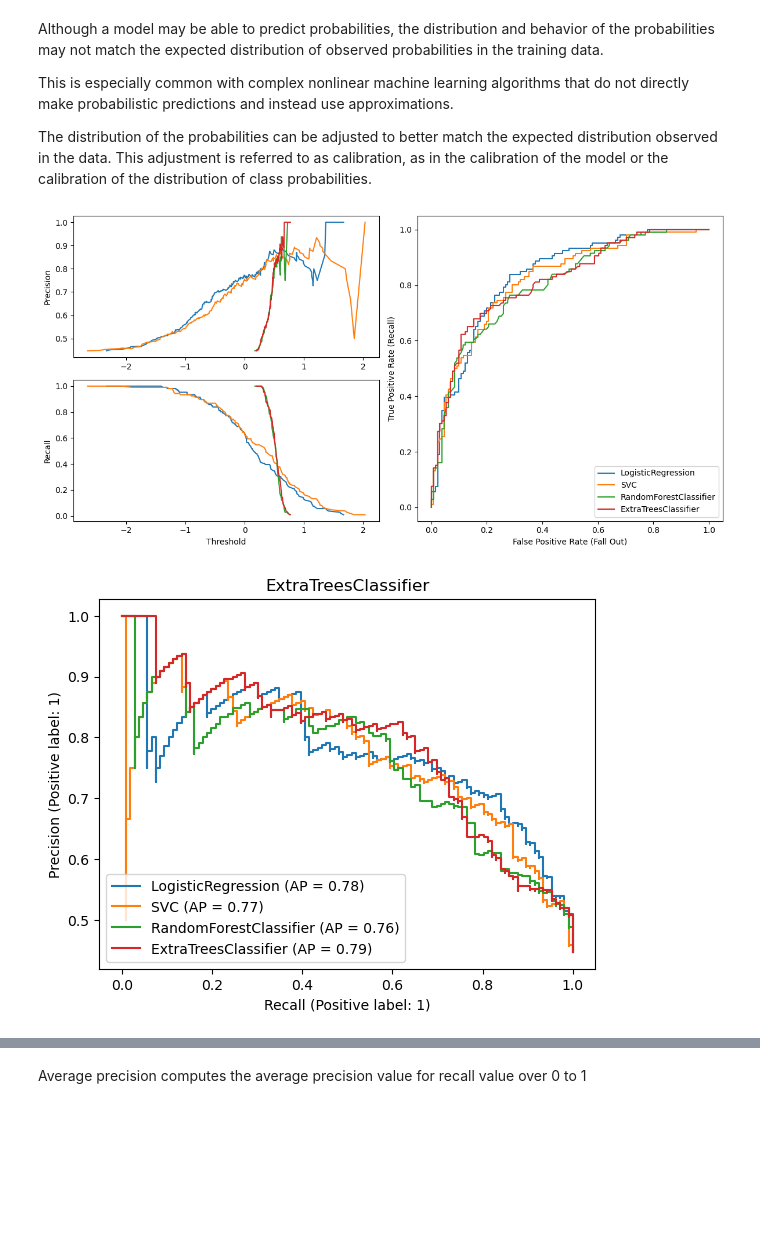
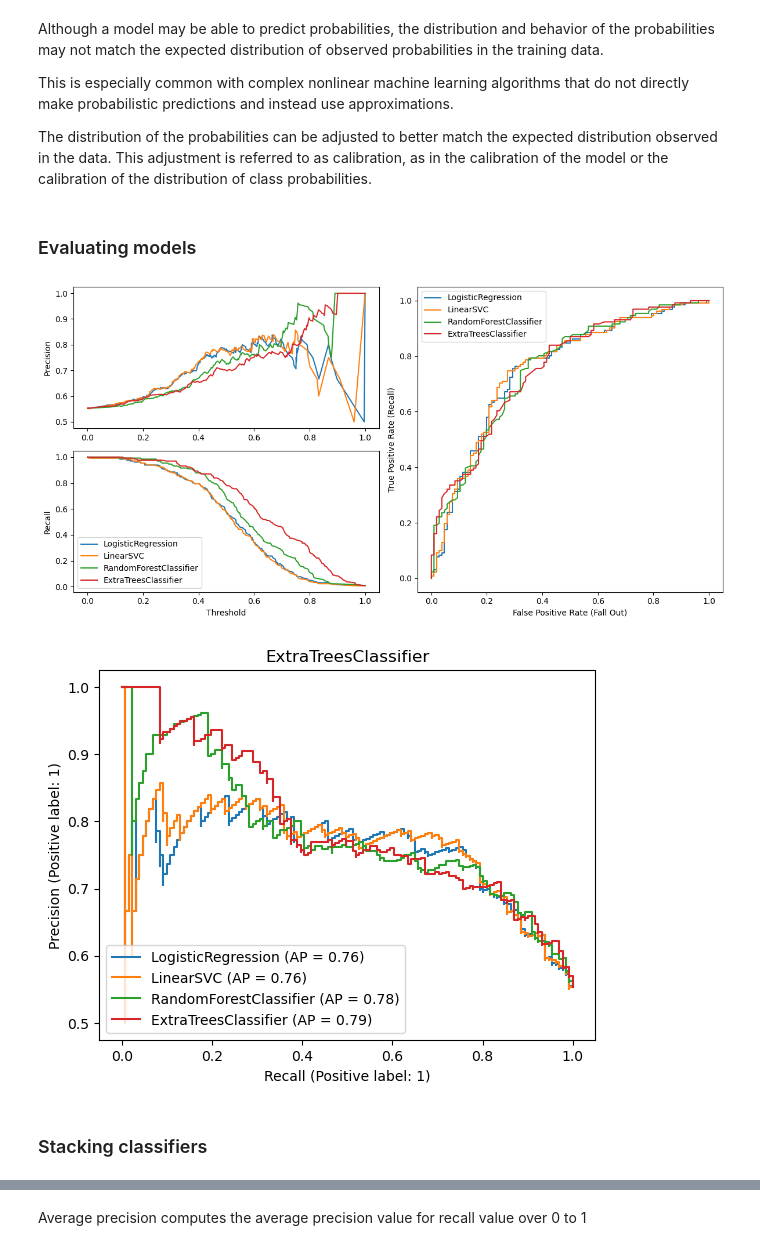
Before and after one commit to NinaCilliers/breast_cancer, a Jupyter notebook: breast_cancer.ipynb, the cells around one changed output, grey strips where cells are left out. Saved outputs shown, nothing was run; the diff lists cells and outputs as text; code cells hidden in the pictures; blank space fills up the shorter version.

```diff
--- a/breast_cancer.ipynb
+++ b/breast_cancer.ipynb
@@ -115,3 +127,8 @@ for col in df.columns:
     if 'mut' in col:
         if sum(df[col]) < 30:
             del df[col]
+# %%
+#switching 0 and 1 so that 1 predicts death and 0 predicts survival
+df['overall_survival']=np.where(df['overall_survival']==0,1,0)
+#checking
+df[['overall_survival','death_from_cancer']].head()
@@ -356,17 +383,14 @@ X_test, y_test = test_set.drop(columns=['overall_survival']), test_set['overall_
 # %%
-from sklearn.linear_model import LogisticRegression
-from sklearn.svm import SVC, LinearSVC
-from sklearn.ensemble import RandomForestClassifier, ExtraTreesClassifier
-from sklearn.metrics import accuracy_score, precision_score,f1_score, roc_auc_score, recall_score
+
 
 #selecting models
-log_mod = LogisticRegression(max_iter=10000,random_state=10).fit(X_train, y_train)
-lasso_mod = LogisticRegression(max_iter=1000,penalty='l1',C=.05,solver='saga',random_state=10).fit(X_train, y_train)
-elastic_mod = LogisticRegression(max_iter=10000,C=.01,penalty='elasticnet',l1_ratio=0.2,solver='saga', random_state=10).fit(X_train, y_train)
+log_mod = LogisticRegression(max_iter=10000,random_state=10, C=0.01).fit(X_train, y_train)
+lasso_mod = LogisticRegression(max_iter=1000,penalty='l1',C=.15,solver='saga',random_state=10).fit(X_train, y_train)
+elastic_mod = LogisticRegression(max_iter=10000,C=.2,penalty='elasticnet',l1_ratio=0.2,solver='saga', random_state=10).fit(X_train, y_train)
 svm_mod = LinearSVC(random_state=10,max_iter=10000, C=.001).fit(X_train, y_train)
 svm_kernel = SVC(kernel='sigmoid', random_state=10, max_iter=10000, gamma='scale').fit(X_train, y_train)
 rf = RandomForestClassifier(n_estimators=700,random_state=10, ).fit(X_train,y_train)
-et = ExtraTreesClassifier(n_estimators=2600, random_state=10).fit(X_train, y_train)
+et = ExtraTreesClassifier(n_estimators=700, random_state=10).fit(X_train, y_train)
 
 models = [log_mod,lasso_mod,elastic_mod,svm_mod,svm_kernel, rf, et]
 #models = [elastic_mod, svm_kernel, rf, et]
@@ -381,11 +405,11 @@ roc_auc = []
 
 for model in models:
     y_predict = model.predict(X_test)
-    accuracy.append(accuracy_score(y_predict,y_test))
-    precision.append(precision_score(y_predict, y_test))
-    f1.append(f1_score(y_predict, y_test))
-    roc_auc.append(roc_auc_score(y_predict, y_test))
-    recall.append(recall_score(y_predict, y_test))
+    accuracy.append(accuracy_score(y_test, y_predict))
+    precision.append(precision_score(y_test, y_predict))
+    f1.append(f1_score(y_test, y_predict))
+    roc_auc.append(roc_auc_score(y_test, y_predict))
+    recall.append(recall_score(y_test, y_predict))
 
 scores = pd.DataFrame([accuracy, precision, recall, f1, roc_auc],columns=model_names,index=['accuracy','precision','recall','f1','roc_auc']).T
 # %%
@@ -451,6 +471,7 @@ select_scores
 # %%
 from operator import itemgetter
 
-selected_models = itemgetter(2,4,5,6)(models)
+selected_models = itemgetter(0,3,5,6)(models)
+print('Selected model details:')
 selected_models
 # %% [output]
@@ -472,50 +493,48 @@ Although a model may be able to predict probabilities, the distribution and beha
 This is especially common with complex nonlinear machine learning algorithms that do not directly make probabilistic predictions and instead use approximations.
 
 The distribution of the probabilities can be adjusted to better match the expected distribution observed in the data. This adjustment is referred to as calibration, as in the calibration of the model or the calibration of the distribution of class probabilities.
+# %% [markdown]
+### Evaluating models
 # %%
-from sklearn.metrics import roc_curve
-from sklearn.model_selection import cross_val_predict
-from sklearn.metrics import precision_recall_curve
-from sklearn.calibration import CalibratedClassifierCV
-
-fig = plt.figure(figsize=(12,6))
+ fig = plt.figure(figsize=(12,6))
 for model in selected_models:
     #getting scores
     try:
-       y_scores = model.decision_function(X_test)
+      y_scores = model.decision_function(X_test)
     except:
-       y_scores = model.predict_proba(X_test)[:,1]
+      y_scores = model.predict_proba(X_test)[:,1]
 
     #cal_mod = CalibratedClassifierCV(model,cv='prefit')
     #cal_mod.fit(X_train, y_train)
     #y_scores = cal_mod.predict_proba(X_test)[:,1] #https://scikit-learn.org/stable/modules/calibration.html
 
     #calculating precision, recall, false positive rate, true positive rate, and normalizing thresholds
     fpr,tpr,thresholds=roc_curve(y_test, y_scores)
     precisions, recalls, thresholds = precision_recall_curve(y_test, y_scores)
-    #thresholds = (thresholds-min(thresholds))/(max(thresholds)-min(thresholds)) #rescale all thresholds
+    thresholds = (thresholds-min(thresholds))/(max(thresholds)-min(thresholds)) #rescale all thresholds
 
     #plotitng precision
     plt.subplot(2,2,1)
     plt.plot(thresholds, precisions[:-1],label=type(model).__name__)
     plt.ylabel('Precision')
 
     #plotting recall
     plt.subplot(2,2,3)
     plt.plot(thresholds, recalls[:-1],label=type(model).__name__)
     plt.ylabel("Recall")
     plt.xlabel("Threshold")
+    plt.legend()
 
     #plotting ROC
     plt.subplot(1,2,2)
     plt.plot(fpr,tpr,label=type(model).__name__)
     plt.xlabel('False Positive Rate (Fall Out)')
     plt.ylabel('True Positive Rate (Recall)')
     plt.legend()
 
 plt.tight_layout()
 # %% [output]
-[figure, old version]
+[figure, new version]
 # %%
 from sklearn.metrics import PrecisionRecallDisplay
 
@@ -524,4 +543,6 @@ for model in selected_models:
     PrecisionRecallDisplay.from_estimator(model, X_test, y_test, ax = ax)
     plt.title(type(model).__name__)
 # %% [output]
-[figure, old version]
+[figure, new version]
+# %% [markdown]
+### Stacking classifiers
```
Also changed, not shown: parts of 42 cells of this notebook.
